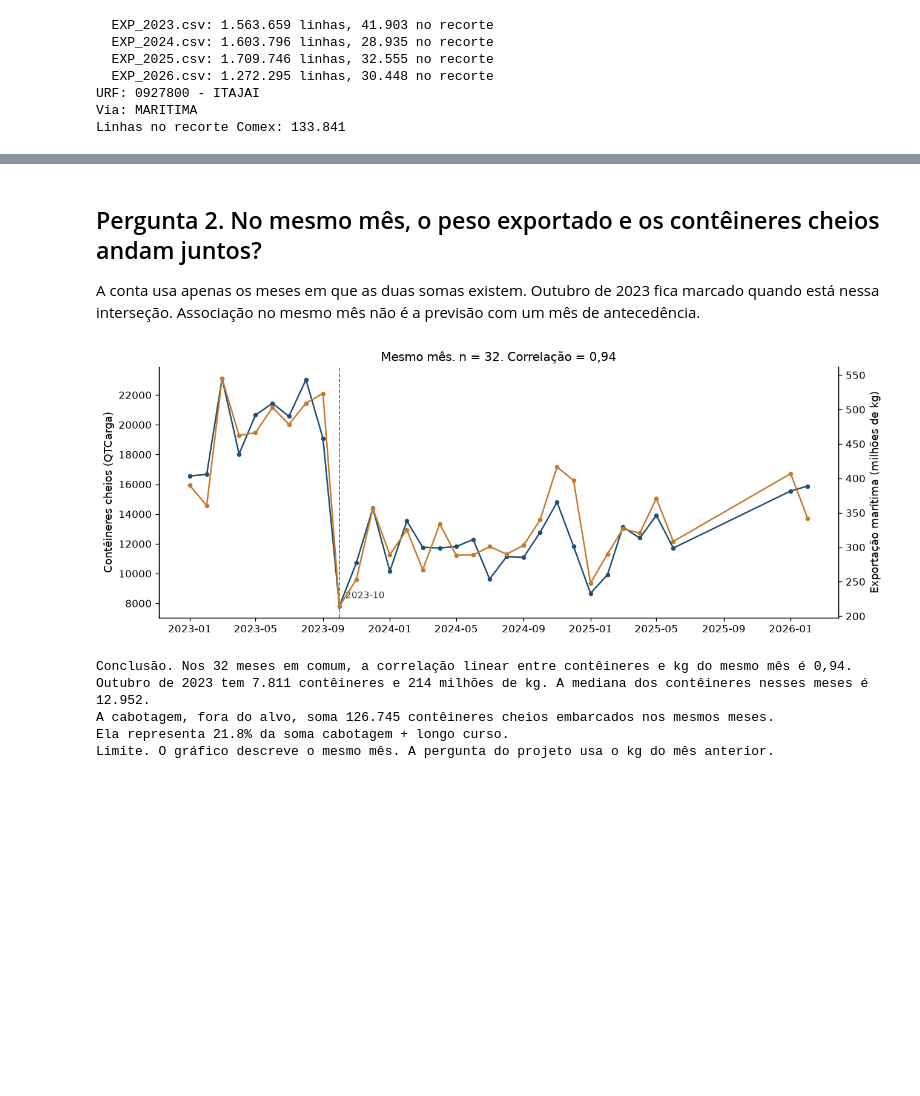
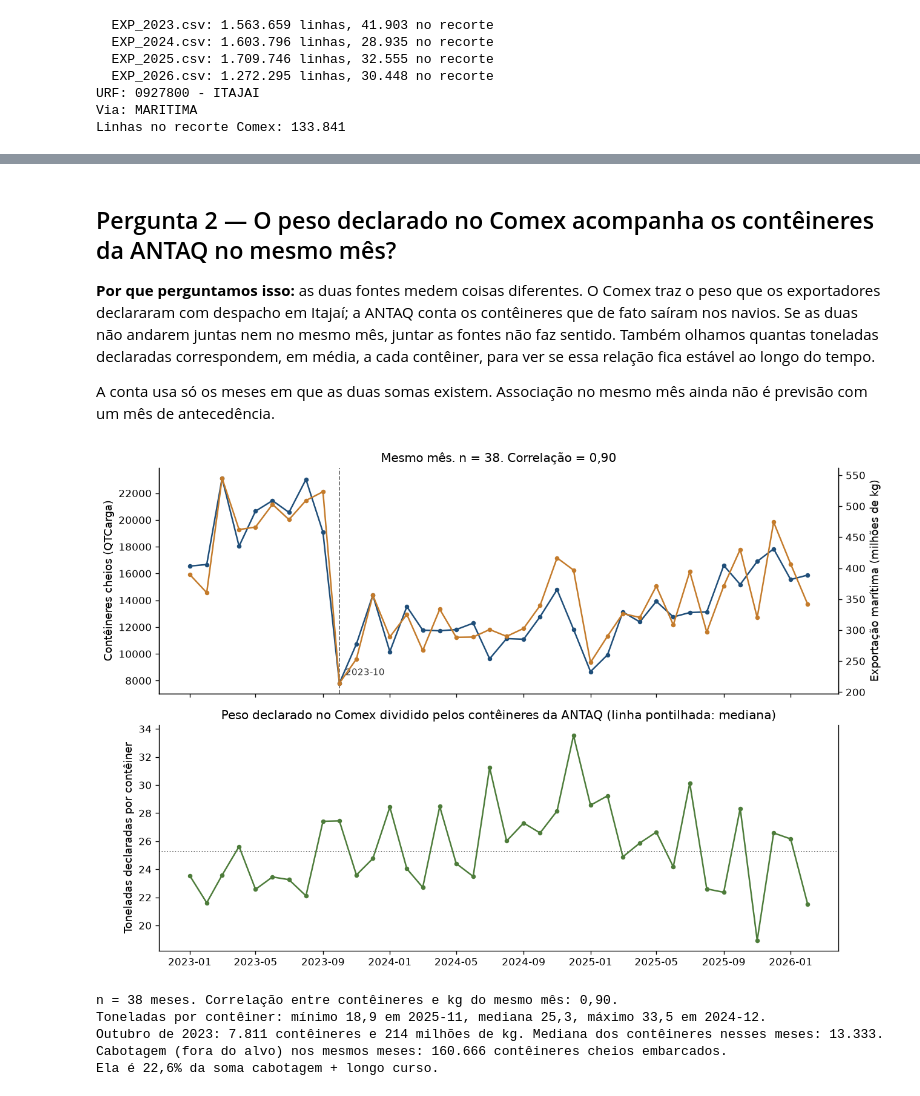
Before and after one commit to Miguel-Pezzini/IA-M2-M3, a Jupyter notebook: Grupo_D_M2_2_EDA.ipynb, the cells around one changed output, grey strips where cells are left out. Saved outputs shown, nothing was run; the diff lists cells and outputs as text; code cells hidden in the pictures; blank space fills up the shorter version.

Commit message:
feat: EDA reexecutada com 2025 completo, perguntas revisadas e HTML

```diff
--- a/Grupo_D_M2_2_EDA.ipynb
+++ b/Grupo_D_M2_2_EDA.ipynb
@@ -463,45 +520,53 @@ Limite. O arquivo de 2026 da ANTAQ e a cópia de 2025 não fecham o ano civil. E
 # %% [markdown]
-## Pergunta 2. No mesmo mês, o peso exportado e os contêineres cheios andam juntos?
+## Pergunta 2 — O peso declarado no Comex acompanha os contêineres da ANTAQ no mesmo mês?
 
-A conta usa apenas os meses em que as duas somas existem. Outubro de 2023 fica marcado quando está nessa interseção. Associação no mesmo mês não é a previsão com um mês de antecedência.
+**Por que perguntamos isso:** as duas fontes medem coisas diferentes. O Comex traz o peso que os exportadores declararam com despacho em Itajaí; a ANTAQ conta os contêineres que de fato saíram nos navios. Se as duas não andarem juntas nem no mesmo mês, juntar as fontes não faz sentido. Também olhamos quantas toneladas declaradas correspondem, em média, a cada contêiner, para ver se essa relação fica estável ao longo do tempo.
+
+A conta usa só os meses em que as duas somas existem. Associação no mesmo mês ainda não é previsão com um mês de antecedência.
 # %%
 contemporaneo = painel.loc[ambos].copy()
 n_cont, r_cont = pearson(contemporaneo, "conteineres", "kg_liquido")
+contemporaneo["t_por_conteiner"] = contemporaneo["kg_liquido"] / 1000 / contemporaneo["conteineres"]
 
-fig, ax1 = plt.subplots(figsize=(11, 4.2))
+fig, (ax1, ax3) = plt.subplots(2, 1, figsize=(11, 7.4), sharex=True)
 ax1.plot(contemporaneo["data"], contemporaneo["conteineres"], color="#1f4e79", marker="o", ms=3.5, label="Contêineres cheios")
 ax1.set_ylabel("Contêineres cheios (QTCarga)")
 ax2 = ax1.twinx()
 ax2.plot(contemporaneo["data"], contemporaneo["kg_liquido"] / 1e6, color="#c47b2b", marker="o", ms=3.5, label="Kg líquido")
 ax2.set_ylabel("Exportação marítima (milhões de kg)")
 outubro = contemporaneo.loc[contemporaneo["mes_rotulo"] == "2023-10"]
 if len(outubro):
     ax1.axvline(outubro["data"].iloc[0], color="#666666", ls="--", lw=1)
     ax1.annotate("2023-10", (outubro["data"].iloc[0], outubro["conteineres"].iloc[0]),
                  textcoords="offset points", xytext=(6, 8), fontsize=9, color="#333333")
 ax1.set_title(f"Mesmo mês. n = {n_cont}. Correlação = {fmt_r(r_cont)}")
+ax3.plot(contemporaneo["data"], contemporaneo["t_por_conteiner"], color="#4d7c3a", marker="o", ms=3.5)
+ax3.axhline(contemporaneo["t_por_conteiner"].median(), color="#666666", ls=":", lw=1)
+ax3.set_ylabel("Toneladas declaradas por contêiner")
+ax3.set_title("Peso declarado no Comex dividido pelos contêineres da ANTAQ (linha pontilhada: mediana)")
 fig.tight_layout()
 fig.savefig(OUT_DIR / "figuras" / "02_mesmo_mes.png", bbox_inches="tight")
 plt.show()
 
+tpc = contemporaneo.set_index("mes_rotulo")["t_por_conteiner"]
+med = float(contemporaneo["conteineres"].median())
 total_longo = float(contemporaneo["conteineres"].sum())
 total_cabo = float(contemporaneo["conteineres_cabotagem"].sum())
 parcela_cabo = total_cabo / (total_longo + total_cabo) if (total_longo + total_cabo) else None
-print(f"Conclusão. Nos {n_cont} meses em comum, a correlação linear entre contêineres e kg do mesmo mês é {fmt_r(r_cont)}.")
+print(f"n = {n_cont} meses. Correlação entre contêineres e kg do mesmo mês: {fmt_r(r_cont)}.")
+print(f"Toneladas por contêiner: mínimo {fmt_dec(tpc.min())} em {tpc.idxmin()}, mediana {fmt_dec(tpc.median())}, máximo {fmt_dec(tpc.max())} em {tpc.idxmax()}.")
 if len(outubro):
-    med = float(contemporaneo["conteineres"].median())
     print(
-        f"Outubro de 2023 tem {fmt_int(outubro['conteineres'].iloc[0])} contêineres e "
-        f"{outubro['kg_liquido'].iloc[0] / 1e6:.0f} milhões de kg. A mediana dos contêineres nesses meses é {fmt_int(med)}."
+        f"Outubro de 2023: {fmt_int(outubro['conteineres'].iloc[0])} contêineres e "
+        f"{outubro['kg_liquido'].iloc[0] / 1e6:.0f} milhões de kg. Mediana dos contêineres nesses meses: {fmt_dec(med)}."
     )
-print("A cabotagem, fora do alvo, soma", fmt_int(total_cabo), "contêineres cheios embarcados nos mesmos meses.")
+print(f"Cabotagem (fora do alvo) nos mesmos meses: {fmt_int(total_cabo)} contêineres cheios embarcados.")
 if parcela_cabo is not None:
-    print(f"Ela representa {100 * parcela_cabo:.1f}% da soma cabotagem + longo curso.")
-print("Limite. O gráfico descreve o mesmo mês. A pergunta do projeto usa o kg do mês anterior.")
+    print(f"Ela é {fmt_dec(100 * parcela_cabo)}% da soma cabotagem + longo curso.")
 # %% [output]
-[figure, old version]
+[figure, new version]
-Conclusão. Nos 32 meses em comum, a correlação linear entre contêineres e kg do mesmo mês é 0,94.
-Outubro de 2023 tem 7.811 contêineres e 214 milhões de kg. A mediana dos contêineres nesses meses é 12.952.
-A cabotagem, fora do alvo, soma 126.745 contêineres cheios embarcados nos mesmos meses.
-Ela representa 21.8% da soma cabotagem + longo curso.
-Limite. O gráfico descreve o mesmo mês. A pergunta do projeto usa o kg do mês anterior.
+n = 38 meses. Correlação entre contêineres e kg do mesmo mês: 0,90.
+Toneladas por contêiner: mínimo 18,9 em 2025-11, mediana 25,3, máximo 33,5 em 2024-12.
+Outubro de 2023: 7.811 contêineres e 214 milhões de kg. Mediana dos contêineres nesses meses: 13.333.
+Cabotagem (fora do alvo) nos mesmos meses: 160.666 contêineres cheios embarcados.
+Ela é 22,6% da soma cabotagem + longo curso.
```
Also changed, not shown: parts of 16 cells of this notebook, 9 other files.
